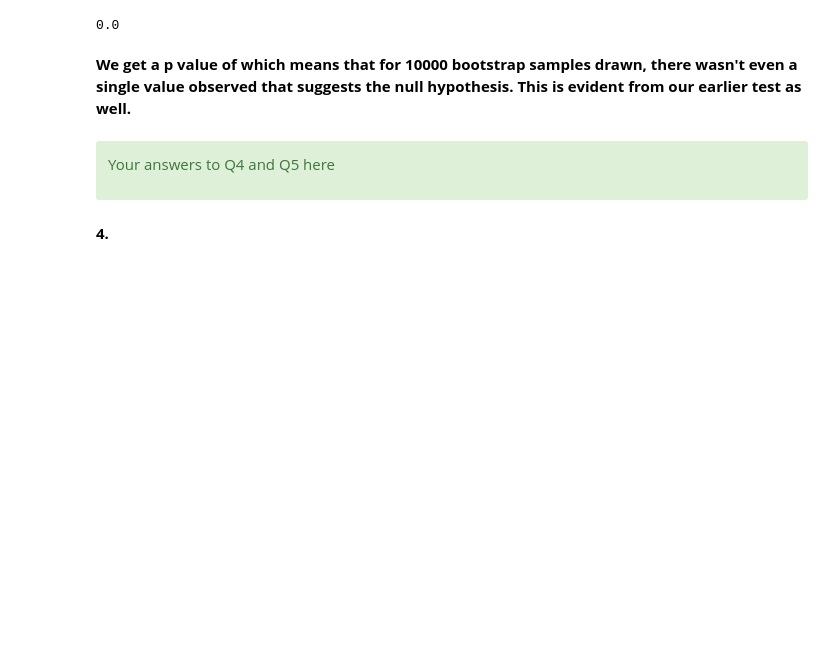
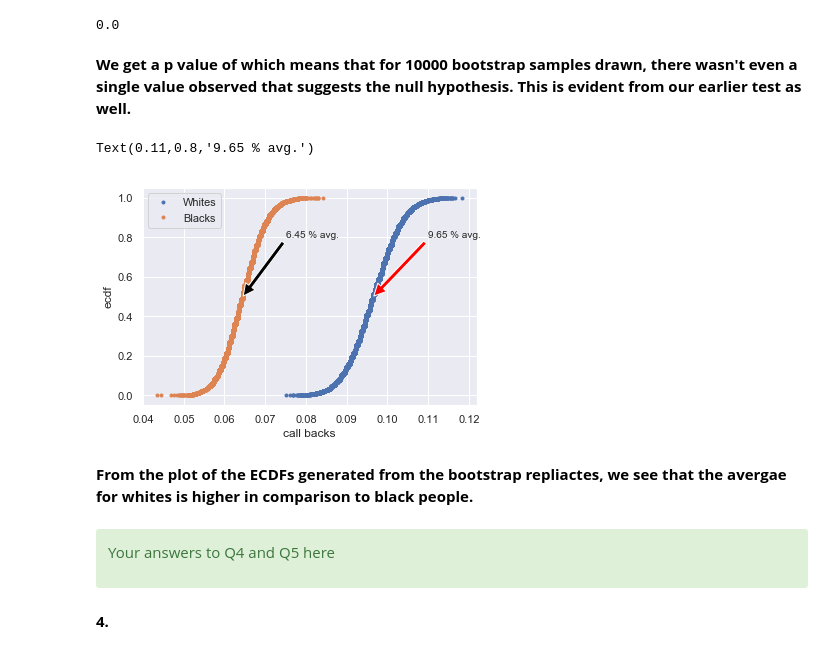
Before and after one commit to adjakka/Mini_Projects_Data_Science, a Jupyter notebook: EDA_racial_discrimination/sliderule_dsi_inferential_statistics_exercise_2.ipynb, the cells around one changed output. Drawn from its saved outputs; the diff is of its cells as text; code cells hidden in the pictures; blank space fills up the shorter version.

```diff
--- a/EDA_racial_discrimination/sliderule_dsi_inferential_statistics_exercise_2.ipynb
+++ b/EDA_racial_discrimination/sliderule_dsi_inferential_statistics_exercise_2.ipynb
@@ -141,9 +141,9 @@ percentile_range_95
 # %% [markdown]
 Next, we will calculate the t-statistic for black vs. white people and compute the p-value to test for significance.
 # %%
-all_whites = data['call'].loc[data.race == 'b']
+all_whites = data['call'].loc[data.race == 'w']
 # %%
-all_blacks = data['call'].loc[data.race == 'w']
+all_blacks = data['call'].loc[data.race == 'b']
 # %%
 from scipy.stats import ttest_ind
 t, p = ttest_ind(all_whites, all_blacks)
@@ -198,6 +198,37 @@ p
 0.0
 # %% [markdown]
 **We get a p value of which means that for 10000 bootstrap samples drawn, there wasn't even a single value observed that suggests the null hypothesis. This is evident from our earlier test as well.**
+# %%
+def ecdf(data):
+    """Compute ECDF for a one-dimensional array of measurements."""
+    # Number of data points: n
+    n = len(data)
+
+    # x-data for the ECDF: x
+    x = np.sort(data)
+
+    # y-data for the ECDF: y
+    y = np.arange(1, n+1) / n
+
+    return x, y
+# %%
+a,b = ecdf(bs_replicates_w)
+c,d = ecdf(bs_replicates_b)
+# %%
+plt.plot(a, b, marker = '.', linestyle = 'none')
+plt.plot(c, d, marker = '.', linestyle = 'none')
+plt.xlabel('call backs')
+plt.ylabel('ecdf')
+plt.legend(('Whites', 'Blacks'), loc = 'upper left')
+plt.annotate(str(round(np.mean(bs_replicates_b)*100,2)) + ' % avg.', xy=(np.mean(bs_replicates_b), 0.5), xytext=(0.075, 0.8),arrowprops=dict(facecolor='black', shrink=0.01),
+            )
+plt.annotate(str(round(np.mean(bs_replicates_w)*100,2)) + ' % avg.', xy=(np.mean(bs_replicates_w), 0.5), xytext=(0.11, 0.8),arrowprops=dict(facecolor='red', shrink=0.01),
+            )
+# %% [output]
+Text(0.11,0.8,'9.65 % avg.')
+[figure, added]
+# %% [markdown]
+**From the plot of the ECDFs generated from the bootstrap repliactes, we see that the avergae for whites is higher in comparison to black people.**
 # %% [markdown]
 <div class="span5 alert alert-success">
 <p> Your answers to Q4 and Q5 here </p>
```
Also changed, not shown: parts of 1 cell of this notebook, 1 other file.
